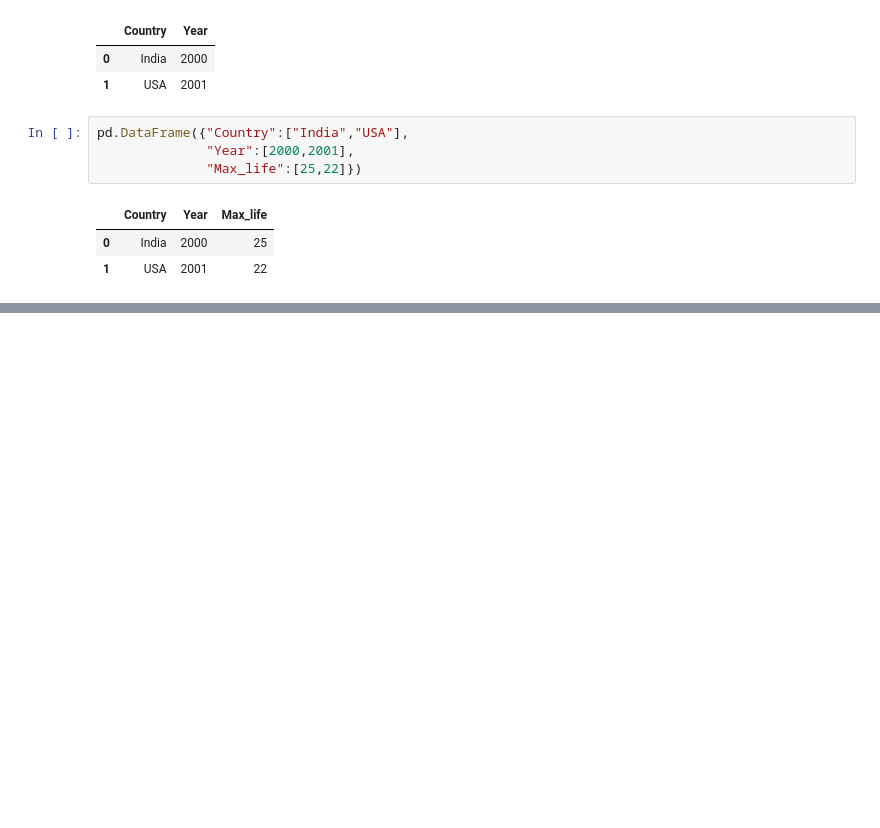
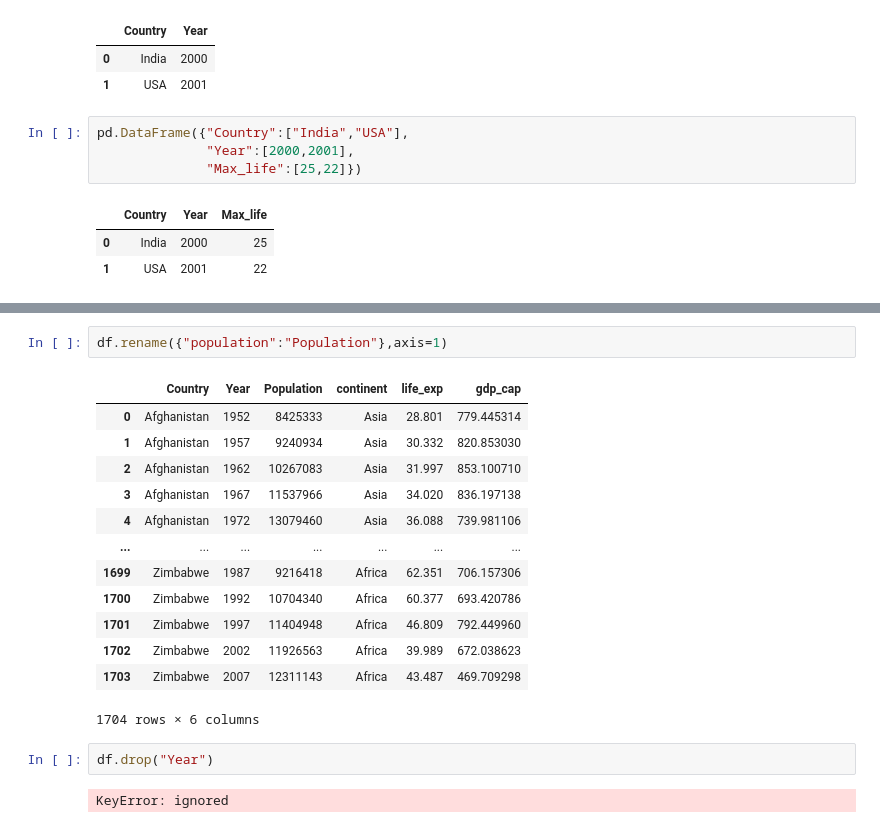
Before and after one commit to jeeet0700/Python_Advance, a Jupyter notebook: Pandas_1.ipynb, the cells around one changed output, grey strips where cells are left out. Drawn from its saved outputs; the diff is of its cells as text; blank space fills up the shorter version.

```diff
--- a/Pandas_1.ipynb
+++ b/Pandas_1.ipynb
@@ -149,0 +286,20 @@ pd.DataFrame({"Country":["India","USA"],
+# %%
+df.rename({"population":"Population"},axis=1)
+# %% [output]
+|  | Country | Year | Population | continent | life_exp | gdp_cap |
+| 0 | Afghanistan | 1952 | 8425333 | Asia | 28.801 | 779.445314 |
+| 1 | Afghanistan | 1957 | 9240934 | Asia | 30.332 | 820.853030 |
+| 2 | Afghanistan | 1962 | 10267083 | Asia | 31.997 | 853.100710 |
+| 3 | Afghanistan | 1967 | 11537966 | Asia | 34.020 | 836.197138 |
+| 4 | Afghanistan | 1972 | 13079460 | Asia | 36.088 | 739.981106 |
+| ... | ... | ... | ... | ... | ... | ... |
+| 1699 | Zimbabwe | 1987 | 9216418 | Africa | 62.351 | 706.157306 |
+| 1700 | Zimbabwe | 1992 | 10704340 | Africa | 60.377 | 693.420786 |
+| 1701 | Zimbabwe | 1997 | 11404948 | Africa | 46.809 | 792.449960 |
+| 1702 | Zimbabwe | 2002 | 11926563 | Africa | 39.989 | 672.038623 |
+| 1703 | Zimbabwe | 2007 | 12311143 | Africa | 43.487 | 469.709298 |
+1704 rows × 6 columns
+# %%
+df.drop("Year")
+# %% [output]
+KeyError: ignored
```
Also changed, not shown: parts of 27 cells of this notebook.
